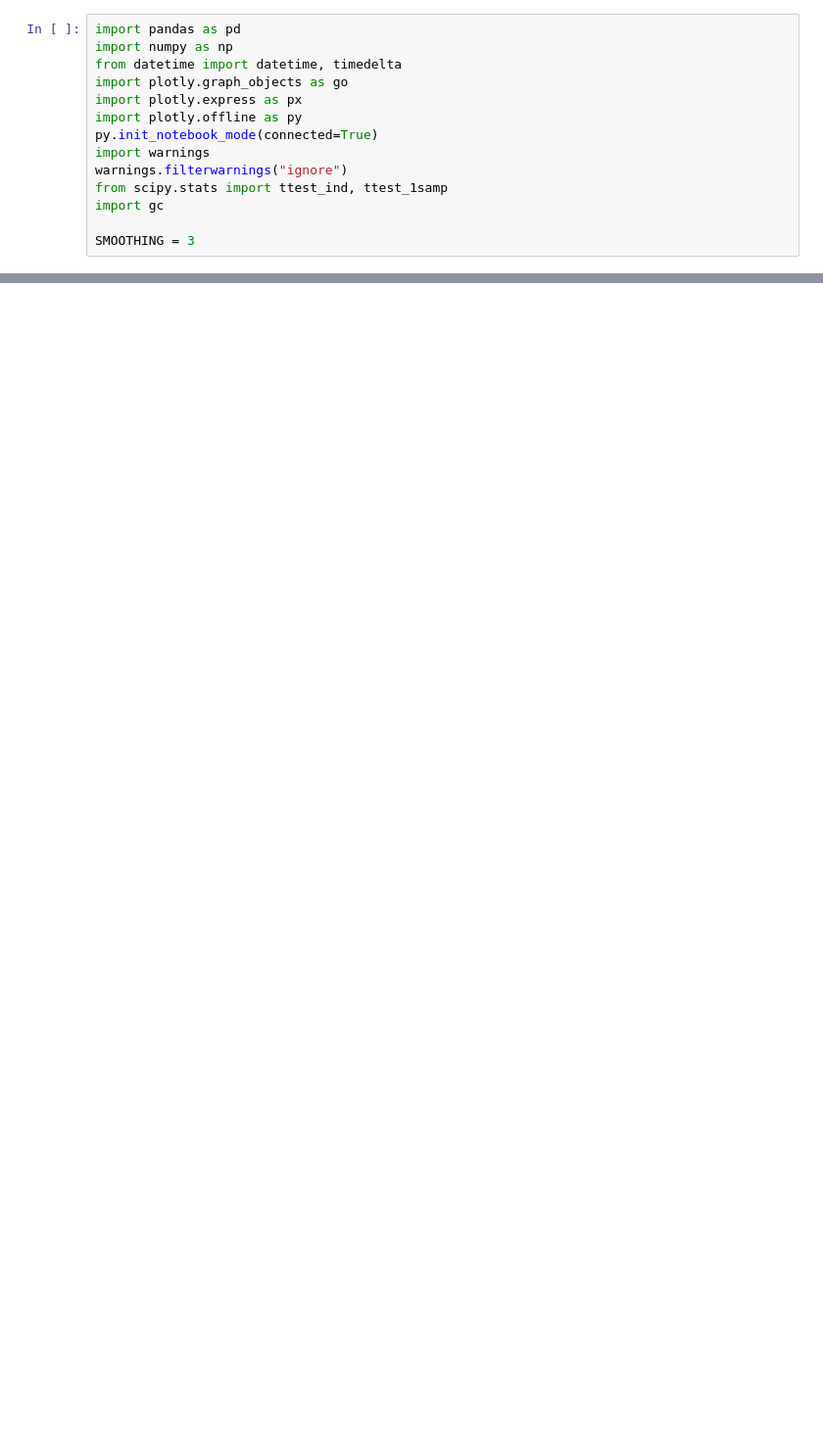
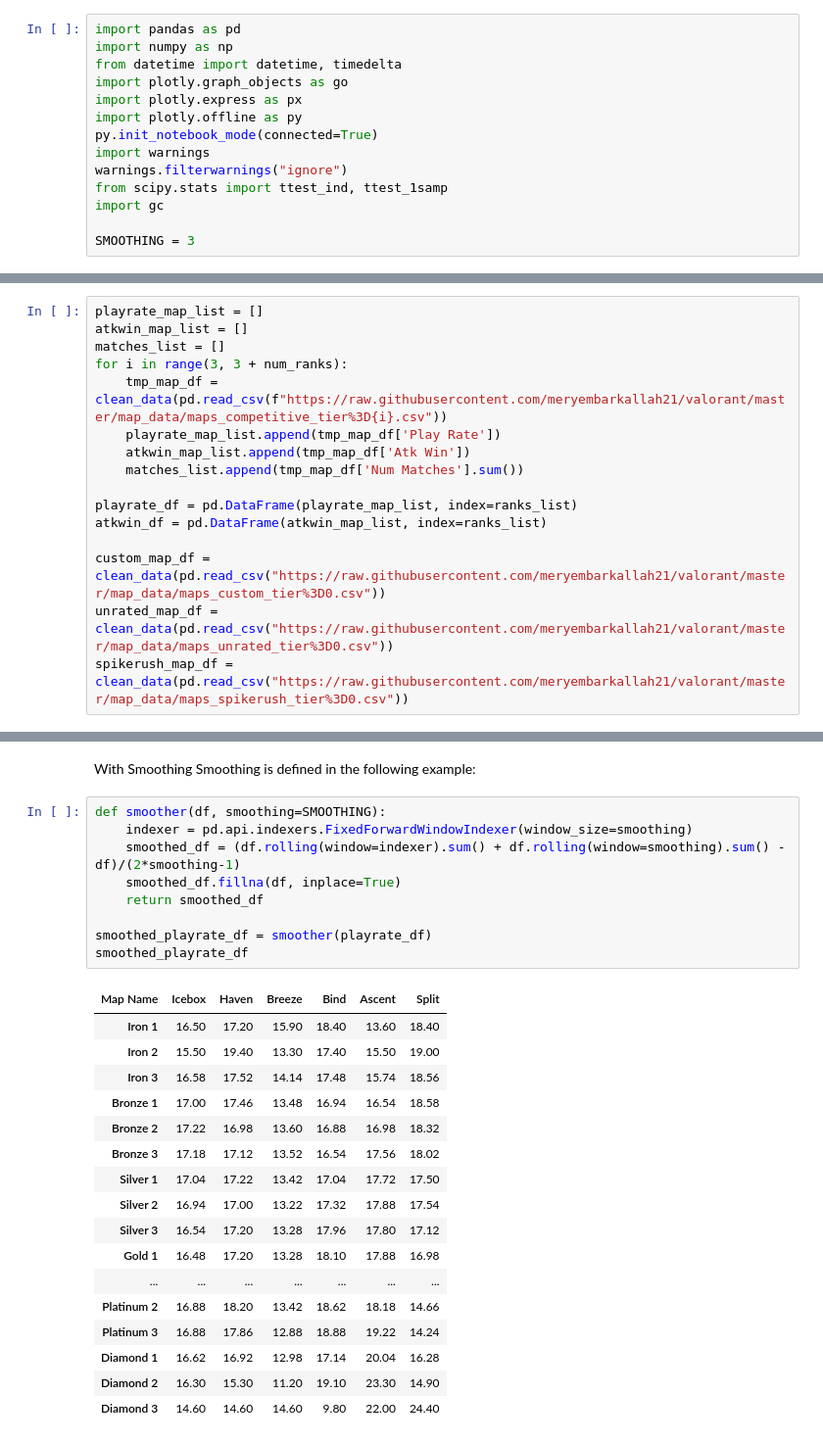
Before and after one commit to meryembarkallah21/valorant, a Jupyter notebook: valorant-kpi.ipynb, the cells around one changed output, grey strips where cells are left out. Shown at 98% size. Drawn from its saved outputs; the diff is of its cells as text; blank space fills up the shorter version.

```diff
--- a/valorant-kpi.ipynb
+++ b/valorant-kpi.ipynb
@@ -74,0 +55,16 @@ Ranks: ['Iron 1' 'Iron 2' 'Iron 3' 'Bronze 1' 'Bronze 2' 'Bronze 3' 'Silver 1'
+# %%
+playrate_map_list = []
+atkwin_map_list = []
+matches_list = []
+for i in range(3, 3 + num_ranks):
+    tmp_map_df = clean_data(pd.read_csv(f"https://raw.githubusercontent.com/meryembarkallah21/valorant/master/map_data/maps_competitive_tier%3D{i}.csv"))
+    playrate_map_list.append(tmp_map_df['Play Rate'])
+    atkwin_map_list.append(tmp_map_df['Atk Win'])
+    matches_list.append(tmp_map_df['Num Matches'].sum())
+
+playrate_df = pd.DataFrame(playrate_map_list, index=ranks_list)
+atkwin_df = pd.DataFrame(atkwin_map_list, index=ranks_list)
+
+custom_map_df = clean_data(pd.read_csv("https://raw.githubusercontent.com/meryembarkallah21/valorant/master/map_data/maps_custom_tier%3D0.csv"))
+unrated_map_df = clean_data(pd.read_csv("https://raw.githubusercontent.com/meryembarkallah21/valorant/master/map_data/maps_unrated_tier%3D0.csv"))
+spikerush_map_df = clean_data(pd.read_csv("https://raw.githubusercontent.com/meryembarkallah21/valorant/master/map_data/maps_spikerush_tier%3D0.csv"))
@@ -74,0 +107,30 @@ Ranks: ['Iron 1' 'Iron 2' 'Iron 3' 'Bronze 1' 'Bronze 2' 'Bronze 3' 'Silver 1'
+# %% [markdown]
+With Smoothing
+Smoothing is defined in the following example:
+# %%
+def smoother(df, smoothing=SMOOTHING):
+    indexer = pd.api.indexers.FixedForwardWindowIndexer(window_size=smoothing)
+    smoothed_df = (df.rolling(window=indexer).sum() + df.rolling(window=smoothing).sum() - df)/(2*smoothing-1)
+    smoothed_df.fillna(df, inplace=True)
+    return smoothed_df
+
+smoothed_playrate_df = smoother(playrate_df)
+smoothed_playrate_df
+# %% [output]
+| Map Name | Icebox | Haven | Breeze | Bind | Ascent | Split |
+| Iron 1 | 16.50 | 17.20 | 15.90 | 18.40 | 13.60 | 18.40 |
+| Iron 2 | 15.50 | 19.40 | 13.30 | 17.40 | 15.50 | 19.00 |
+| Iron 3 | 16.58 | 17.52 | 14.14 | 17.48 | 15.74 | 18.56 |
+| Bronze 1 | 17.00 | 17.46 | 13.48 | 16.94 | 16.54 | 18.58 |
+| Bronze 2 | 17.22 | 16.98 | 13.60 | 16.88 | 16.98 | 18.32 |
+| Bronze 3 | 17.18 | 17.12 | 13.52 | 16.54 | 17.56 | 18.02 |
+| Silver 1 | 17.04 | 17.22 | 13.42 | 17.04 | 17.72 | 17.50 |
+| Silver 2 | 16.94 | 17.00 | 13.22 | 17.32 | 17.88 | 17.54 |
+| Silver 3 | 16.54 | 17.20 | 13.28 | 17.96 | 17.80 | 17.12 |
+| Gold 1 | 16.48 | 17.20 | 13.28 | 18.10 | 17.88 | 16.98 |
+| ... | ... | ... | ... | ... | ... | ... |
+| Platinum 2 | 16.88 | 18.20 | 13.42 | 18.62 | 18.18 | 14.66 |
+| Platinum 3 | 16.88 | 17.86 | 12.88 | 18.88 | 19.22 | 14.24 |
+| Diamond 1 | 16.62 | 16.92 | 12.98 | 17.14 | 20.04 | 16.28 |
+| Diamond 2 | 16.30 | 15.30 | 11.20 | 19.10 | 23.30 | 14.90 |
+| Diamond 3 | 14.60 | 14.60 | 14.60 | 9.80 | 22.00 | 24.40 |
```
Also changed, not shown: parts of 51 cells of this notebook.
